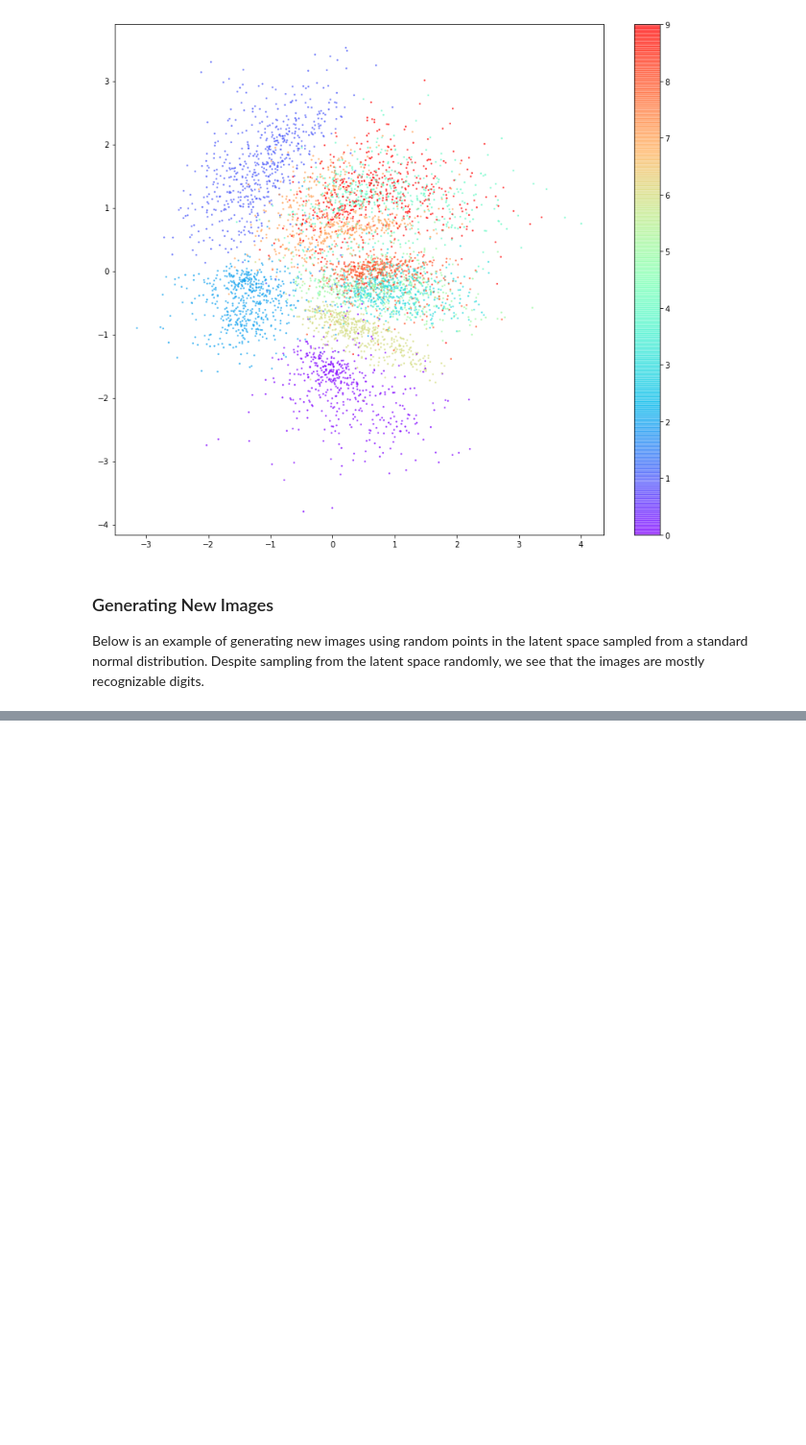
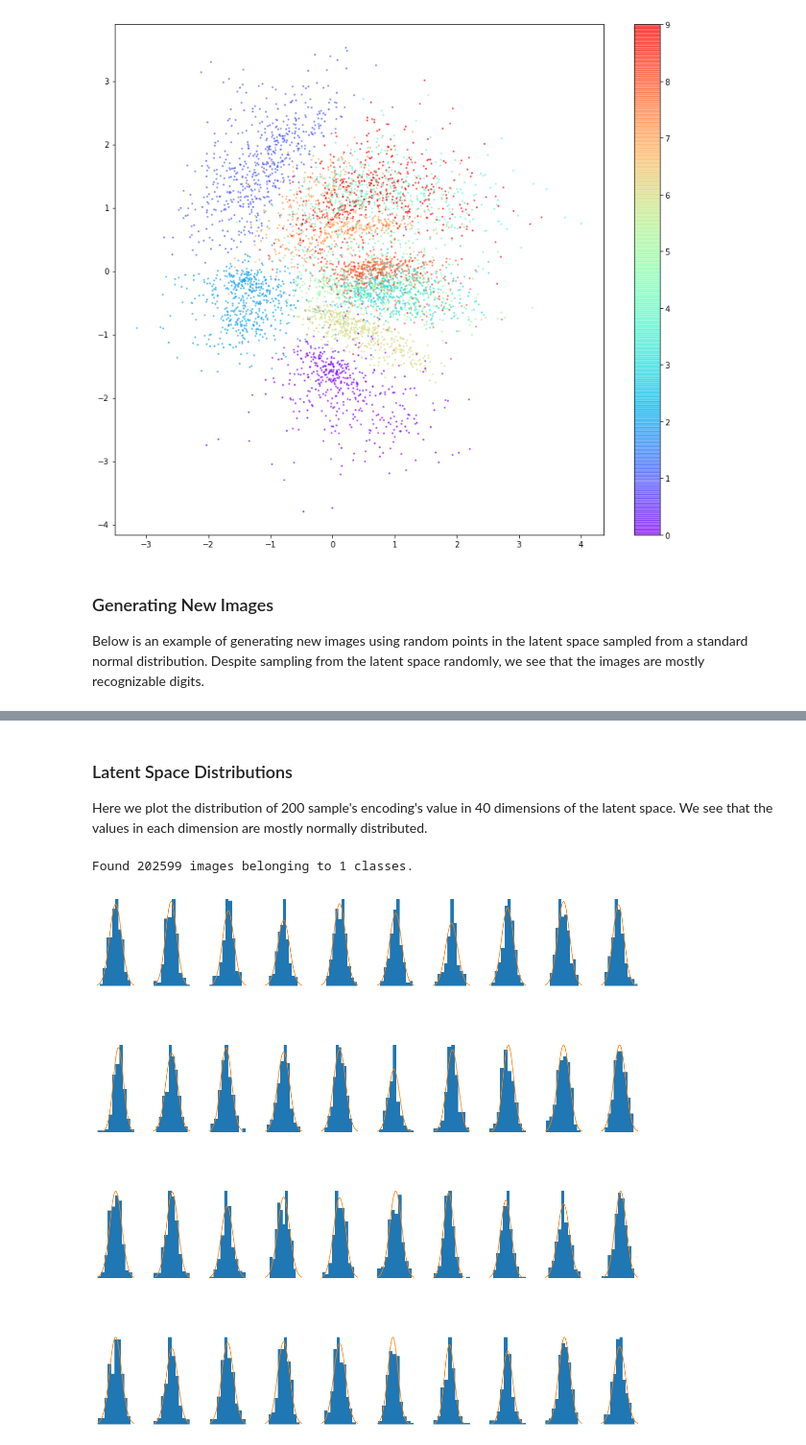
Before and after one commit to DCtheTall/generative-deep-learning, a Jupyter notebook: 3-variational-autoencoders/VariationalAutoencoder.ipynb, the cells around one changed output, grey strips where cells are left out. Shown at 96% size. Saved outputs shown, nothing was run; the diff lists cells and outputs as text; code cells hidden in the pictures; blank space fills up the shorter version.

```diff
--- a/3-variational-autoencoders/VariationalAutoencoder.ipynb
+++ b/3-variational-autoencoders/VariationalAutoencoder.ipynb
@@ -278,0 +446,28 @@ for i in range(n_to_show):
+# %% [markdown]
+### Latent Space Distributions
+
+Here we plot the distribution of 200 sample's encoding's value in 40 dimensions of the latent space. We see that the values in each dimension are mostly normally distributed.
+# %%
+from scipy.stats import norm
+
+data_flow = data_gen.flow_from_directory('data',
+                                         target_size=INPUT_SHAPE[:2],
+                                         batch_size=200, shuffle=True,
+                                         class_mode='input', subset='training')
+
+X_batch, _ = next(data_flow)
+z_test = celeba_vae.encoder.predict(X_batch)
+
+x = np.linspace(-3, 3, 100)
+
+fig = plt.figure(figsize=(20, 20))
+fig.subplots_adjust(hspace=0.6, wspace=0.4)
+
+for i in range(40):
+  ax = fig.add_subplot(4, 10, i + 1)
+  ax.hist(z_test[:,i], density=True)
+  ax.axis('off')
+  ax.plot(x, norm.pdf(x))
+# %% [output]
+Found 202599 images belonging to 1 classes.
+[figure, added]
```
Also changed, not shown: parts of 25 cells of this notebook.
